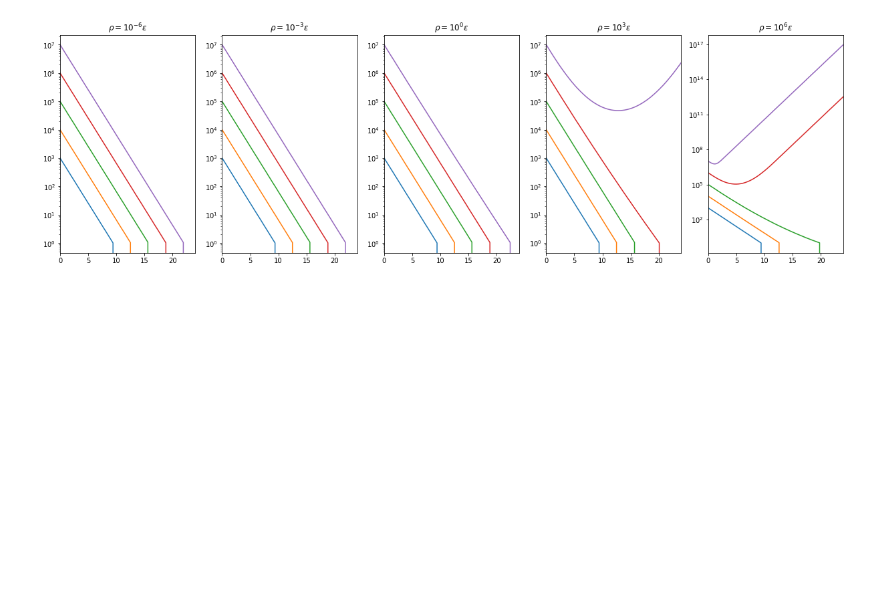
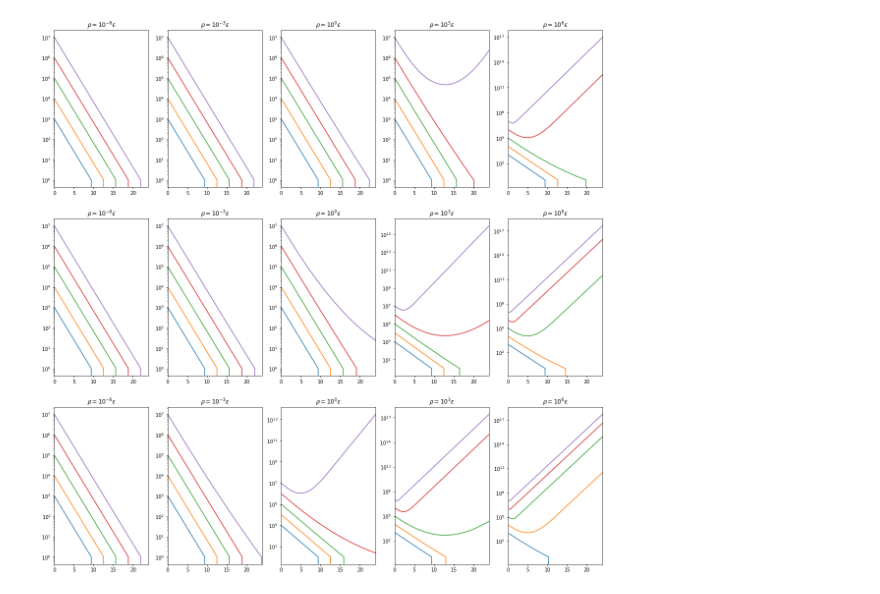
Before and after one commit to Michael000777/antibiotics, a Jupyter notebook: dynamics/Compare internal dynamics to global dynamics.ipynb, the cells around one changed output. Drawn from its saved outputs; the diff is of its cells as text; code cells hidden in the pictures; blank space fills up the shorter version.

```diff
--- a/dynamics/Compare internal dynamics to global dynamics.ipynb
+++ b/dynamics/Compare internal dynamics to global dynamics.ipynb
@@ -196,22 +244,19 @@ dynInt = EnzymePopulationDynamicsInternal(**params)
 # %%
 r,e = GetRhoEpsilon(logratio = 3)
 # %%
-fig,ax = plt.subplots(1,5,figsize = (21,6))
+fig,ax = plt.subplots(3,5,figsize = (20,20))
 
-r1, e1 = GetRhoEpsilon(logratio = -3)
-r2, e2 = GetRhoEpsilon(logratio = 0)
-r3, e3 = GetRhoEpsilon(logratio = 3)
+for red in range(3):
+    for lr in range(5):
+        r,e = GetRhoEpsilon(logratio= 3 * (lr - 2), tau = 10**(6-red))
+        for nexp in np.linspace(3,7,5):
+            dynSimp.Reset(N = 10**nexp, B = 1.2, rho = r, eps = e)
+            trajSimp = dynSimp.Run()
 
-for lr in range(5):
-    r,e = GetRhoEpsilon(logratio= 3 * (lr - 2))
-    for nexp in np.linspace(3,7,5):
-        dynSimp.Reset(N = 10**nexp, B = 1.2, rho = r, eps = e)
-        trajSimp = dynSimp.Run()
+            ax[red,lr].plot(trajSimp.index, trajSimp['N'])
 
-        ax[lr].plot(trajSimp.index, trajSimp['N'])
-
-    ax[lr].set_title(r'$\rho = 10^{{{}}}\epsilon$'.format(3*(lr-2)))
-    ax[lr].set_yscale('log')
-    ax[lr].set_xlim(0,24)
+        ax[red,lr].set_title(r'$\rho = 10^{{{}}}\epsilon$'.format(3*(lr-2)))
+        ax[red,lr].set_yscale('log')
+        ax[red,lr].set_xlim(0,24)
 # %% [output]
-[figure, old version]
+[figure, new version]
```
Also changed, not shown: parts of 13 cells of this notebook.
